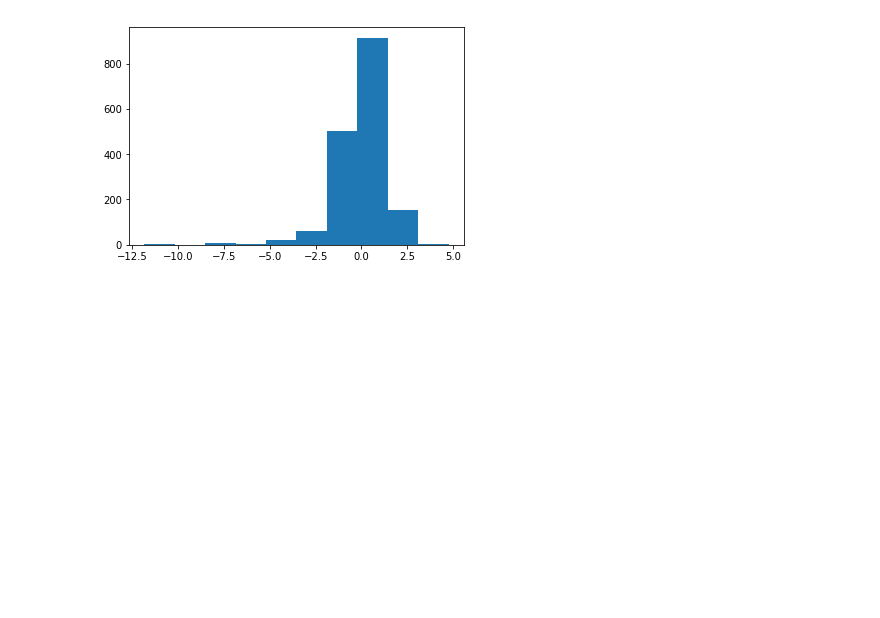
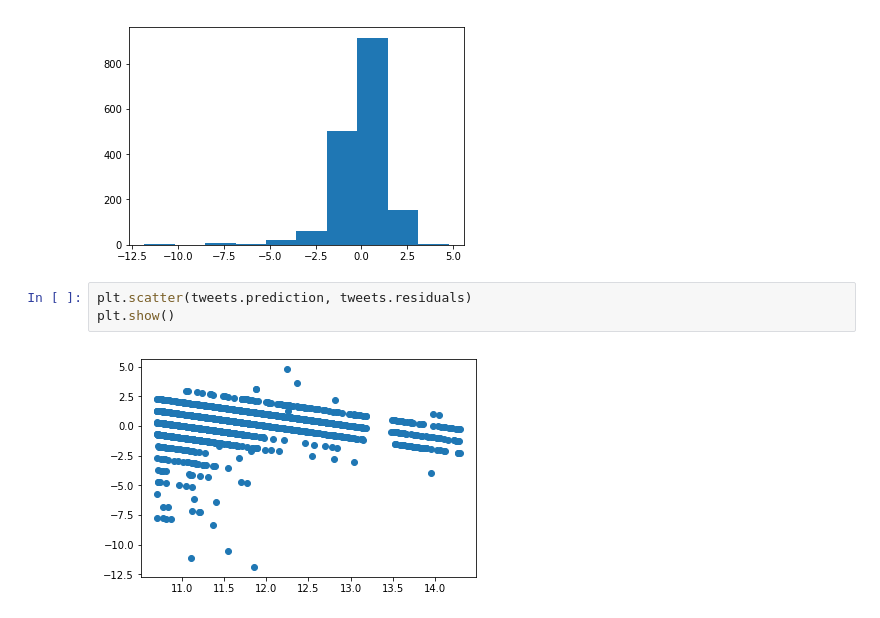
Before and after one commit to kyirong6/DataScience, a Jupyter notebook: exercises/E_7/dog-rates.ipynb, the cells around one changed output. Cells and saved outputs as stored; diff of their text form; blank space fills up the shorter version.

```diff
--- a/exercises/E_7/dog-rates.ipynb
+++ b/exercises/E_7/dog-rates.ipynb
@@ -69,3 +68,8 @@ plt.hist(tweets.residuals)
 plt.show()
 # %% [output]
 [figure]
+# %%
+plt.scatter(tweets.prediction, tweets.residuals)
+plt.show()
+# %% [output]
+[figure, added]
```
Also changed, not shown: parts of 1 cell of this notebook, 5 other files.
